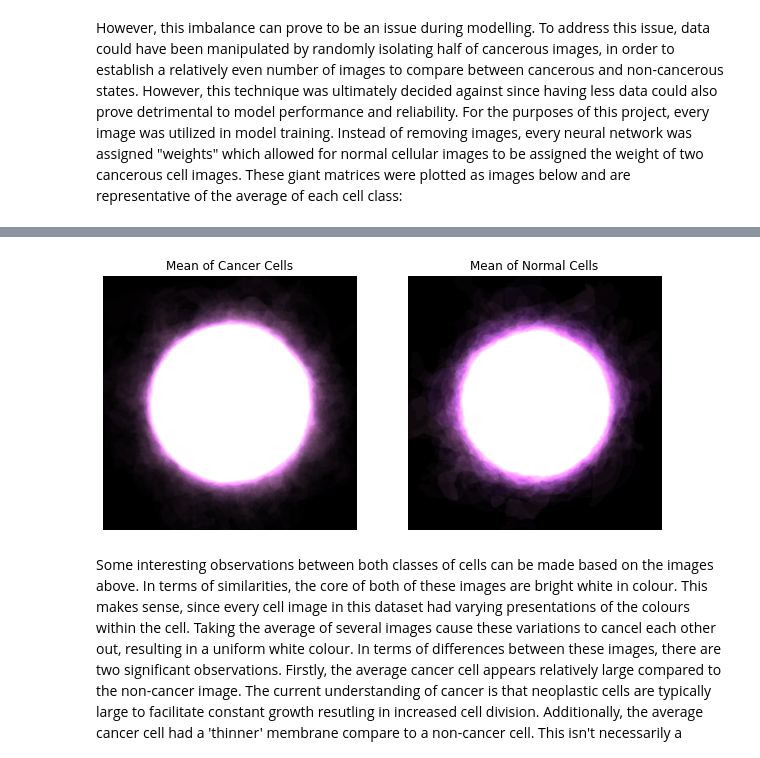
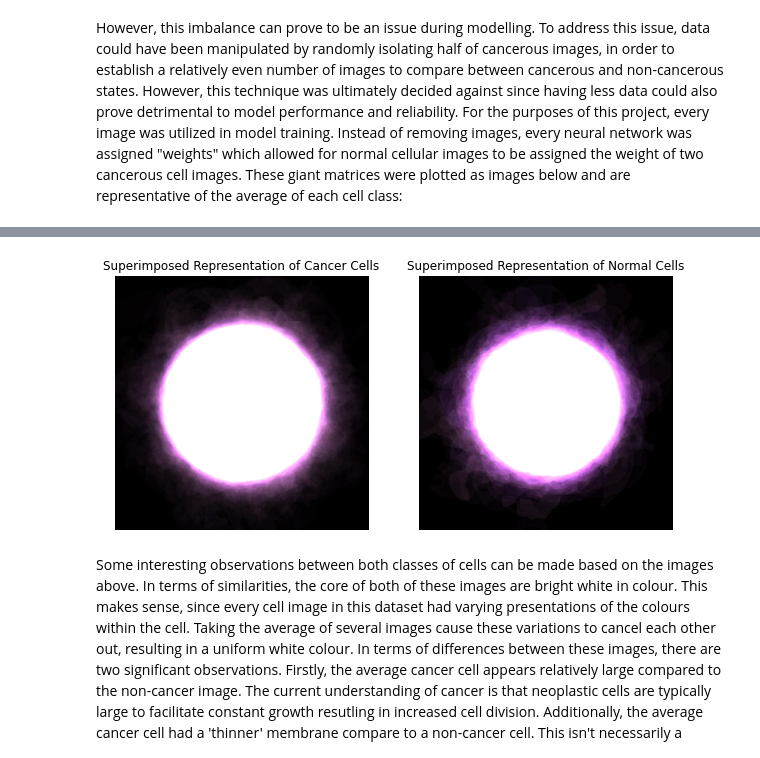
Before and after one commit to suhayb-h/Acute-Lymphoblastic-Leukemia-Classifier, a Jupyter notebook: 1_ALL_EDA.ipynb, the cells around one changed output, grey strips where cells are left out. Saved outputs shown, nothing was run; the diff lists cells and outputs as text; code cells hidden in the pictures.

```diff
--- a/1_ALL_EDA.ipynb
+++ b/1_ALL_EDA.ipynb
@@ -186,12 +188,12 @@ These giant matrices were plotted as images below and are representative of the
 plt.figure(figsize=(10, 8))
 plt.subplot(1, 2, 1)
 plt.imshow(all_array.mean(axis=0))
-plt.title("Mean of Cancer Cells")
+plt.title("Superimposed Representation of Cancer Cells")
 plt.axis("off")
 
 plt.subplot(1, 2, 2)
 plt.imshow(hem_array.mean(axis=0))
-plt.title("Mean of Normal Cells")
+plt.title("Superimposed Representation of Normal Cells")
 plt.axis("off")
 plt.show()
 # %% [output]
@@ -200,4 +202,4 @@ Clipping input data to the valid range for imshow with RGB data ([0..1] for floa
-[figure, old version]
+[figure, new version]
 # %% [markdown]
 Some interesting observations between both classes of cells can be made based on the images above. In terms of similarities, the core of both of these images are bright white in colour. This makes sense, since every cell image in this dataset had varying presentations of the colours within the cell. Taking the average of several images cause these variations to cancel each other out, resulting in a uniform white colour.
 In terms of differences between these images, there are two significant observations. Firstly, the average cancer cell appears relatively large compared to the non-cancer image. The current understanding of cancer is that neoplastic cells are typically large to facilitate constant growth resutling in increased cell division.
```
Also changed, not shown: parts of 6 cells of this notebook.
